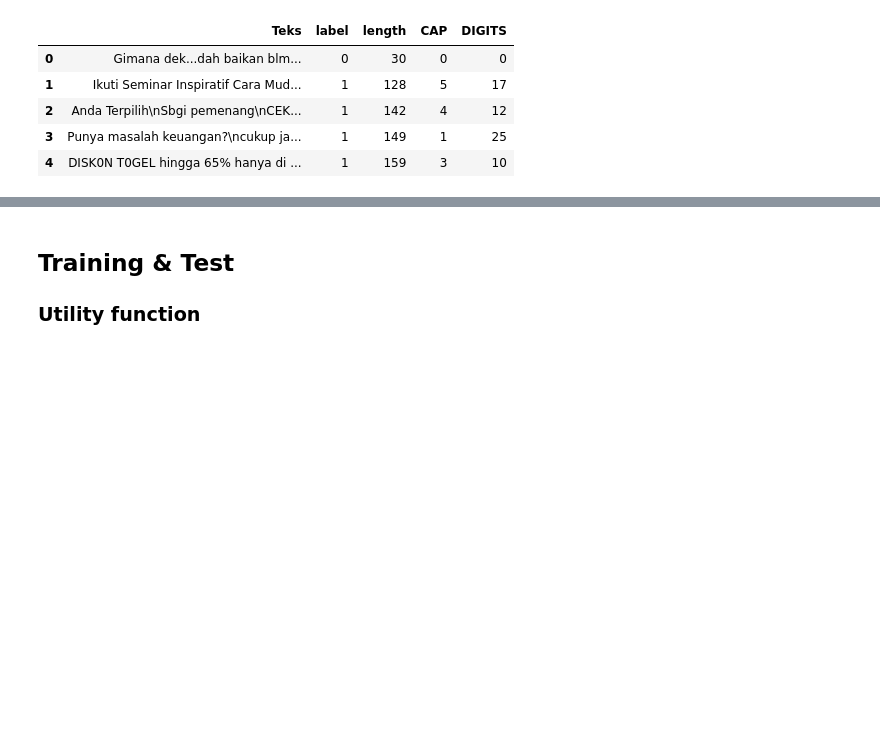
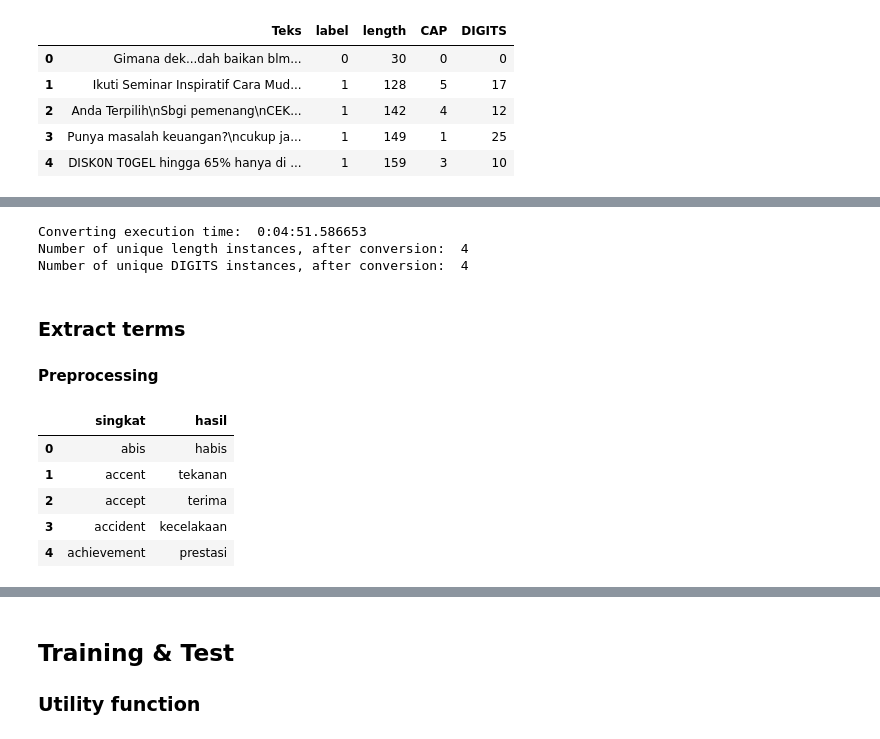
Before and after one commit to machine-learning-2018-2019-fasilkom-ui/Machina-Learning, a Jupyter notebook: DecisionTreeClassifier.ipynb, the cells around one changed output, grey strips where cells are left out. Saved outputs shown, nothing was run; the diff lists cells and outputs as text; code cells hidden in the pictures; blank space fills up the shorter version.

```diff
--- a/DecisionTreeClassifier.ipynb
+++ b/DecisionTreeClassifier.ipynb
@@ -94,0 +130,48 @@ df.head()
+# %%
+import time
+import datetime
+
+## Converting numerical column (length) to categorical
+num_cols = ['length', 'DIGITS']
+bound = {
+    'length': [81, 137, 156],
+    'DIGITS': [2, 8, 15]
+}
+
+start = time.time()
+
+for col in num_cols:
+    for i in df.index:
+        if df[col][i] < bound[col][0]:
+            df[col][i] = 1
+        elif df[col][i] < bound[col][1]:
+            df[col][i] = 2
+        elif df[col][i] < bound[col][2]:
+            df[col][i] = 3
+        else:
+            df[col][i] = 4
+
+spent = time.time() - start
+print("Converting execution time: ", str(datetime.timedelta(seconds=spent)))
+
+print("Number of unique length instances, after conversion: ", len(set(df.length)))
+print("Number of unique DIGITS instances, after conversion: ", len(set(df.DIGITS)))
+# %% [output]
+Converting execution time:  0:04:51.586653
+Number of unique length instances, after conversion:  4
+Number of unique DIGITS instances, after conversion:  4
+# %% [markdown]
+### Extract terms
+#### Preprocessing
+# %%
+PATH_TO_KEY_NORM_FILE = './key_norm.csv'
+
+key_norm = pd.read_csv(PATH_TO_KEY_NORM_FILE).drop(['_id'], axis=1)
+key_norm.head()
+# %% [output]
+|  | singkat | hasil |
+| 0 | abis | habis |
+| 1 | accent | tekanan |
+| 2 | accept | terima |
+| 3 | accident | kecelakaan |
+| 4 | achievement | prestasi |
```
Also changed, not shown: parts of 23 cells of this notebook.
